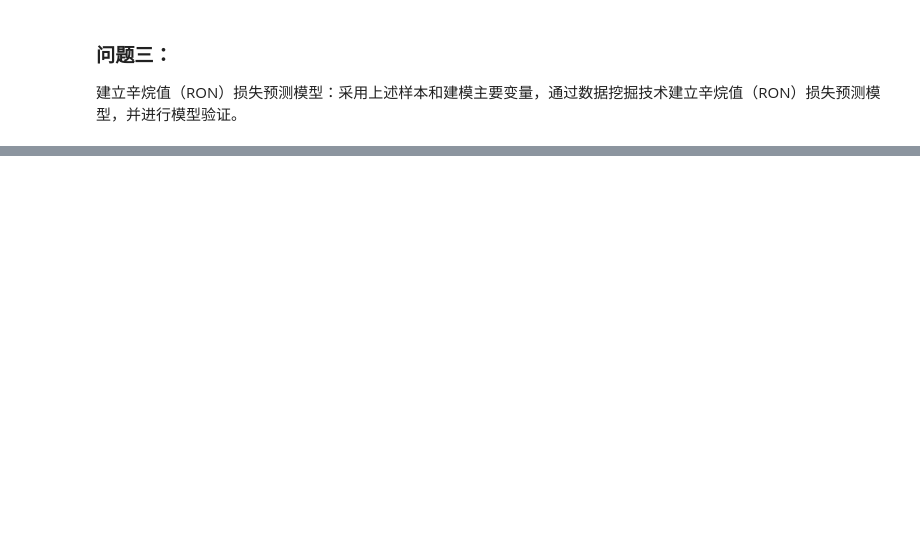
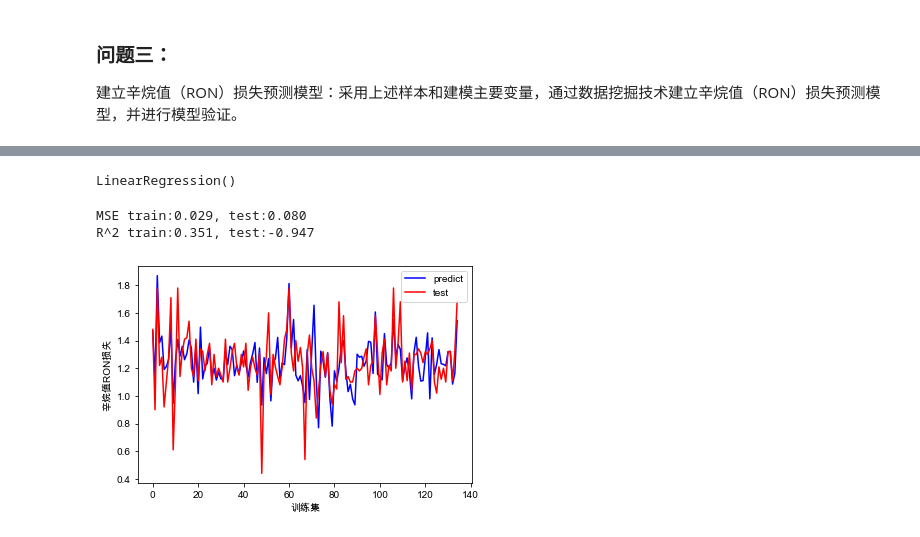
Before and after one commit to Ryuchen/RON_Model, a Jupyter notebook: src/solution.ipynb, the cells around one changed output, grey strips where cells are left out. Drawn from its saved outputs; the diff is of its cells as text; code cells hidden in the pictures; blank space fills up the shorter version.

```diff
--- a/src/solution.ipynb
+++ b/src/solution.ipynb
@@ -581,0 +592,30 @@ plt.show()
+# %%
+# 多项式回归
+# Applying PolynomialFeatures
+quadratic_featurizer = PolynomialFeatures(degree=2)
+X_test_quadratic = quadratic_featurizer.fit_transform(X_test)
+X_train_quadratic = quadratic_featurizer.fit_transform(X_train)
+
+poly_linreg = LinearRegression()
+poly_linreg.fit(X_train_quadratic, y_train)
+# %% [output]
+LinearRegression()
+# %%
+y_test_pred = poly_linreg.predict(X_test_quadratic)
+y_train_pred = poly_linreg.predict(X_train_quadratic)
+
+print ('MSE train:%.3f, test:%.3f' % (mean_squared_error(y_train, y_train_pred), mean_squared_error(y_test, y_test_pred)))
+print ('R^2 train:%.3f, test:%.3f' % (r2_score(y_train, y_train_pred), r2_score(y_test, y_test_pred)))
+# %% [output]
+MSE train:0.029, test:0.080
+R^2 train:0.351, test:-0.947
+# %%
+plt.figure()
+plt.plot(range(len(y_train)), y_train_pred, 'b', label="predict")
+plt.plot(range(len(y_train)), y_train, 'r', label="test")
+plt.legend(loc = "upper right") #显示图中的标签
+plt.xlabel("训练集")
+plt.ylabel("辛烷值RON损失")
+plt.show()
+# %% [output]
+[figure, added]
```
Also changed, not shown: parts of 12 cells of this notebook.
